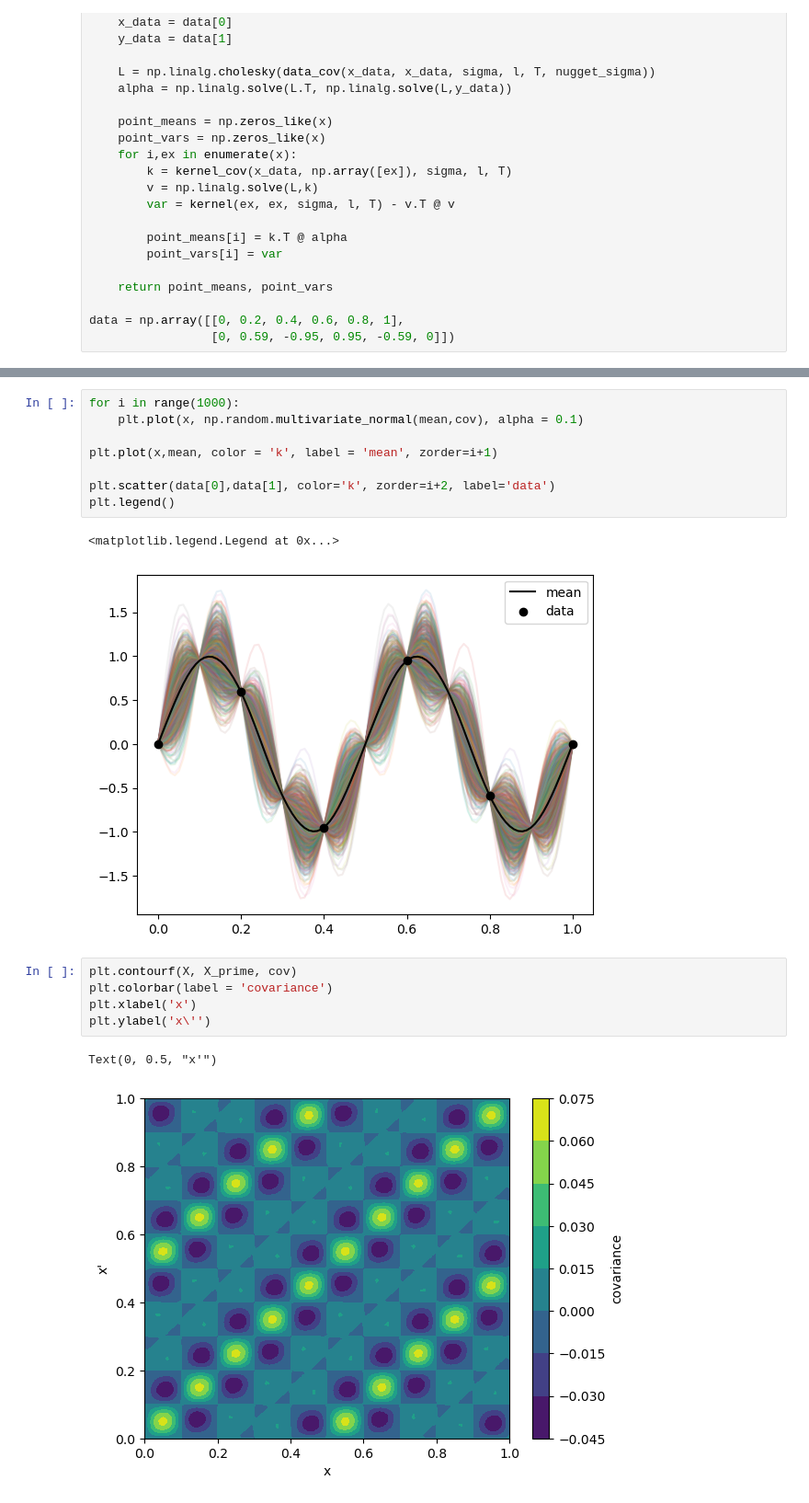
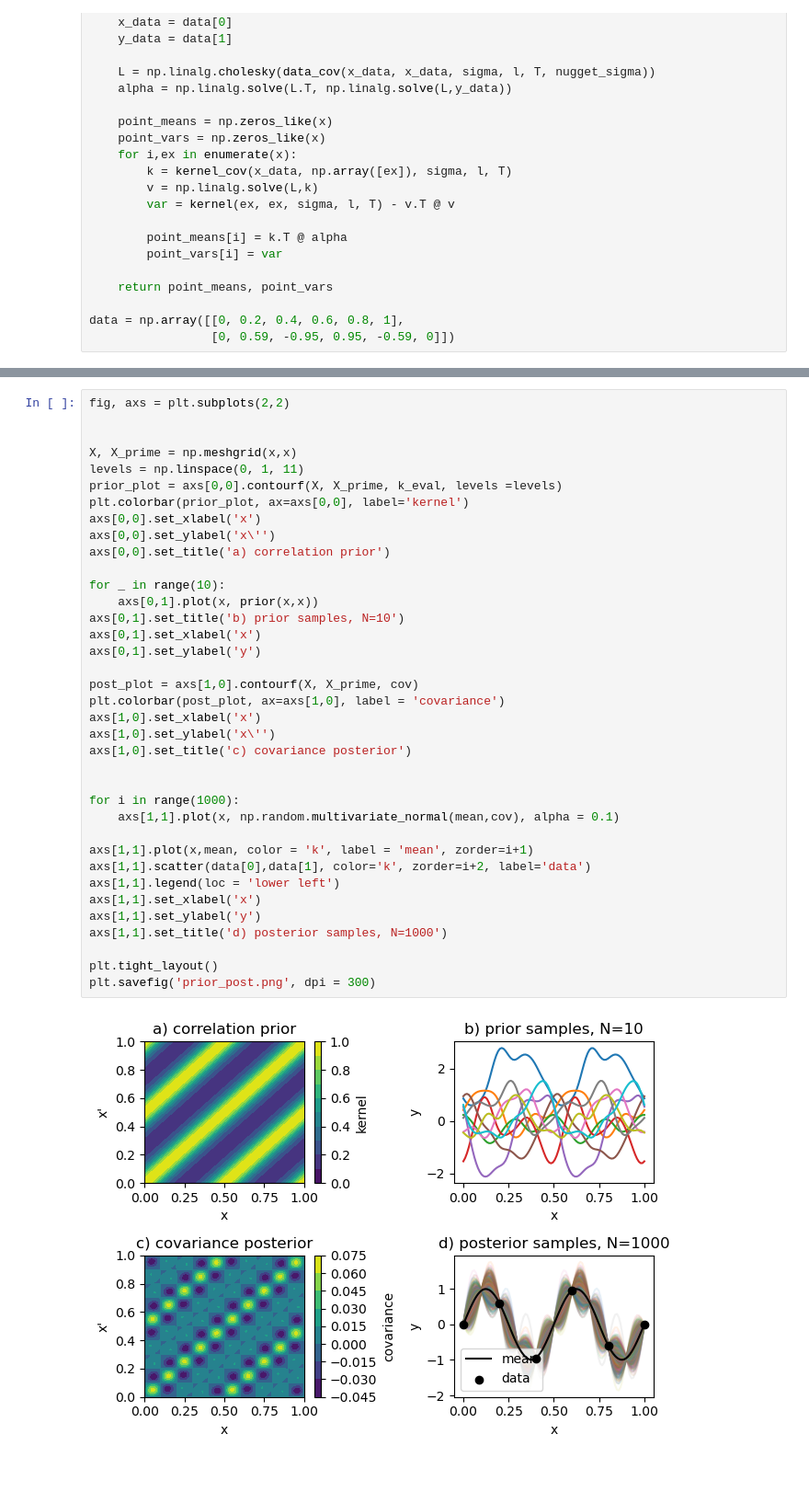
Before and after one commit to NiklasSchaaf/UQ_2023, a Jupyter notebook: homework_11/hw11_nik.ipynb, the cells around one changed output, grey strips where cells are left out. Shown at 92% size. Drawn from its saved outputs; the diff is of its cells as text; blank space fills up the shorter version.

Commit message:
figures done

```diff
--- a/homework_11/hw11_nik.ipynb
+++ b/homework_11/hw11_nik.ipynb
@@ -93,21 +71,41 @@ mean, cov = GP(x, data)
-# %%
-for i in range(1000):
-    plt.plot(x, np.random.multivariate_normal(mean,cov), alpha = 0.1)
-
-plt.plot(x,mean, color = 'k', label = 'mean', zorder=i+1)
-
-plt.scatter(data[0],data[1], color='k', zorder=i+2, label='data')
-plt.legend()
-# %% [output]
-<matplotlib.legend.Legend at 0x...>
-[figure, removed]
-# %%
-plt.contourf(X, X_prime, cov)
-plt.colorbar(label = 'covariance')
-plt.xlabel('x')
-plt.ylabel('x\'')
-# %% [output]
-Text(0, 0.5, "x'")
-[figure, removed]
+# %%
+fig, axs = plt.subplots(2,2)
+
+
+X, X_prime = np.meshgrid(x,x)
+levels = np.linspace(0, 1, 11)
+prior_plot = axs[0,0].contourf(X, X_prime, k_eval, levels =levels)
+plt.colorbar(prior_plot, ax=axs[0,0], label='kernel')
+axs[0,0].set_xlabel('x')
+axs[0,0].set_ylabel('x\'')
+axs[0,0].set_title('a) correlation prior')
+
+for _ in range(10):
+    axs[0,1].plot(x, prior(x,x))
+axs[0,1].set_title('b) prior samples, N=10')
+axs[0,1].set_xlabel('x')
+axs[0,1].set_ylabel('y')
+
+post_plot = axs[1,0].contourf(X, X_prime, cov)
+plt.colorbar(post_plot, ax=axs[1,0], label = 'covariance')
+axs[1,0].set_xlabel('x')
+axs[1,0].set_ylabel('x\'')
+axs[1,0].set_title('c) covariance posterior')
+
+
+for i in range(1000):
+    axs[1,1].plot(x, np.random.multivariate_normal(mean,cov), alpha = 0.1)
+
+axs[1,1].plot(x,mean, color = 'k', label = 'mean', zorder=i+1)
+axs[1,1].scatter(data[0],data[1], color='k', zorder=i+2, label='data')
+axs[1,1].legend(loc = 'lower left')
+axs[1,1].set_xlabel('x')
+axs[1,1].set_ylabel('y')
+axs[1,1].set_title('d) posterior samples, N=1000')
+
+plt.tight_layout()
+plt.savefig('prior_post.png', dpi = 300)
+# %% [output]
+[figure, added]
 # %%
 mean_chol, var_chol = GP_chol(x, data)
```
Also changed, not shown: parts of 6 cells of this notebook, 2 other files.
